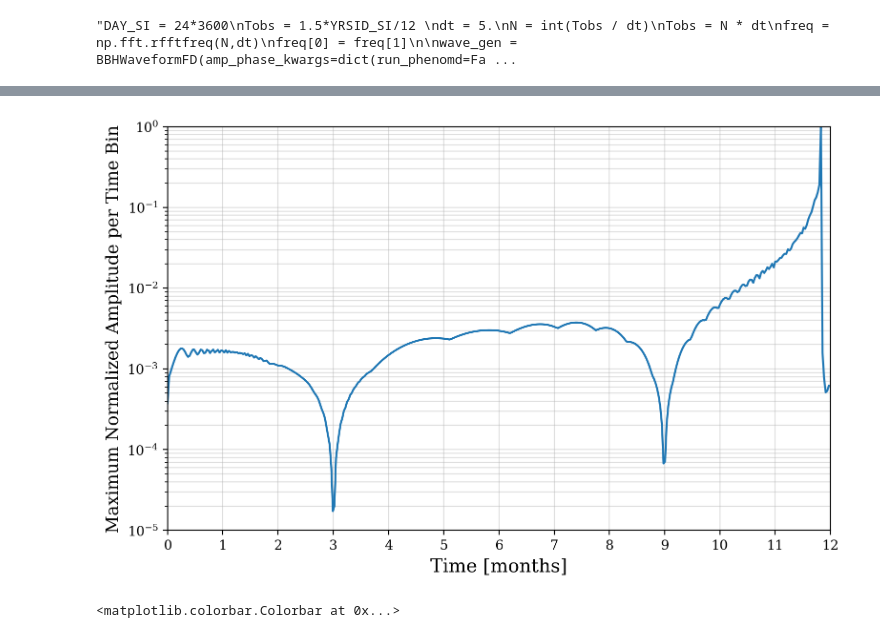
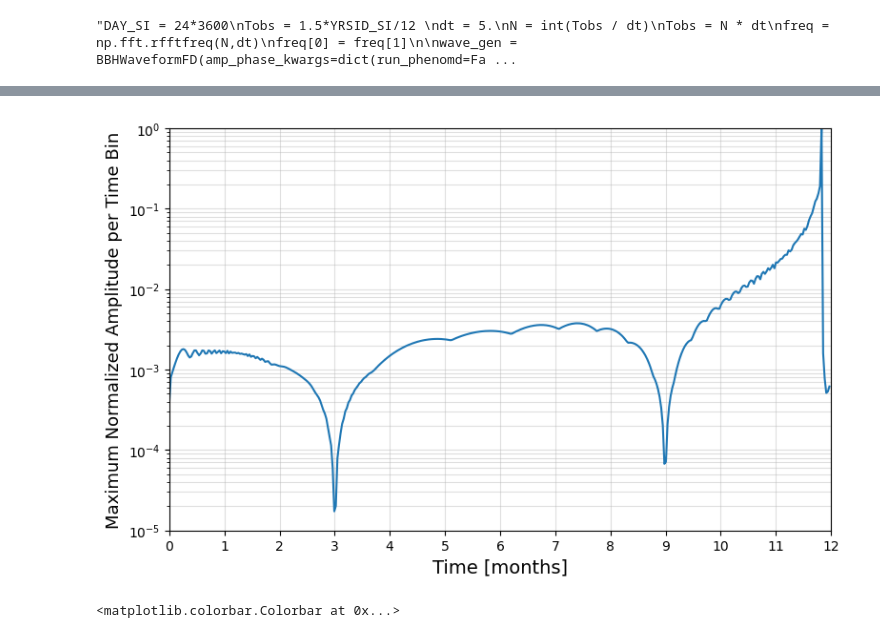
Before and after one commit to manishprasad0/LISA_Master_Thesis, a Jupyter notebook: attenuation/attenuation.ipynb, the cells around one changed output, grey strips where cells are left out. Saved outputs shown, nothing was run; the diff lists cells and outputs as text; code cells hidden in the pictures.

```diff
--- a/attenuation/attenuation.ipynb
+++ b/attenuation/attenuation.ipynb
@@ -1,10 +1,15 @@
 # %%
 import numpy as np
 import matplotlib.pyplot as plt
+
+'''
+fontsize_plots = 14
 %config InlineBackend.figure_format = 'retina'  # For sharper figures, but it takes more time
 plt.rcParams.update({
     "font.family": "serif",    # Use a serif font (like LaTeX default)
+    "font.size": fontsize_plots
 })
+'''
 import scipy as sp
 from copy import deepcopy
 
@@ -103,11 +108,11 @@ chi1z = 0.0
 chi2z = 0.7
 dist = 2 * 1e9 * PC_SI
 phi_ref = 1.0
-f_ref = 1.0
+f_ref = 0.0
 inc = 2*np.pi/3.
 beta= 0
 lam = 0
-psi = np.pi
+psi = 3*np.pi/8
 t_ref = Tobs - 5*DAY_SI
 
 modes = [(2,2), (2,1), (3,3), (3,2), (4,4), (4,3)]
@@ -128,3 +133,23 @@ min_freq_idx = np.searchsorted(f, min_freq)
 t_months = t/(24*3600)/30.45428241
 
 #Zxx_norm = (np.abs(Zxx[min_freq_idx:max_freq_idx])) / np.max(np.abs(Zxx[min_freq_idx:max_freq_idx]))
+
+max_zxx = []
+for i in range(0, len(Zxx[0])):
+    max_zxx.append(np.max(np.abs(Zxx[:,i])))
+max_zxx = np.array(max_zxx)/np.max(np.array(max_zxx))
+fontsize_plots = 14
+t_final = -1
+plt.figure(figsize=(8, 5))
+plt.plot(t_months[0:t_final], max_zxx[0:t_final])
+plt.xlim(t_months[0], t_months[t_final])
+plt.ylabel('Maximum Normalized Amplitude per Time Bin', fontsize=fontsize_plots-1)
+plt.xlabel('Time [months]', fontsize=fontsize_plots)
+plt.yscale('log')
+plt.grid(True, which='both', alpha=0.4)
+plt.tight_layout()
+plt.xticks(np.arange(0, 13, 1))  # includes 12
+plt.ylim(1e-5, 1)
+# save figure as pdf
+#plt.savefig("attenuation_stft_max_magnitude.pdf", bbox_inches="tight", dpi=300)
+plt.show()
@@ -131,25 +158,25 @@ t_months = t/(24*3600)/30.45428241
 # %%
 max_zxx = []
 for i in range(0, len(Zxx[0])):
     max_zxx.append(np.max(np.abs(Zxx[:,i])))
 max_zxx = np.array(max_zxx)/np.max(np.array(max_zxx))
-
+fontsize_plots = 14
 t_final = -1
 plt.figure(figsize=(8, 5))
 plt.plot(t_months[0:t_final], max_zxx[0:t_final])
 plt.xlim(t_months[0], t_months[t_final])
 plt.ylabel('Maximum Normalized Amplitude per Time Bin', fontsize=fontsize_plots-1)
 plt.xlabel('Time [months]', fontsize=fontsize_plots)
 plt.yscale('log')
 plt.grid(True, which='both', alpha=0.4)
 plt.tight_layout()
 plt.xticks(np.arange(0, 13, 1))  # includes 12
 plt.ylim(1e-5, 1)
 # save figure as pdf
-plt.savefig("attenuation_stft_max_magnitude.pdf", bbox_inches="tight", dpi=300)
+#plt.savefig("attenuation_stft_max_magnitude.pdf", bbox_inches="tight", dpi=300)
 plt.show()
 # %% [output]
-[figure, old version]
+[figure, new version]
 # %%
 plt.figure(figsize=(8, 5))
 
```
Also changed, not shown: parts of 1 cell of this notebook, 5 other files.
